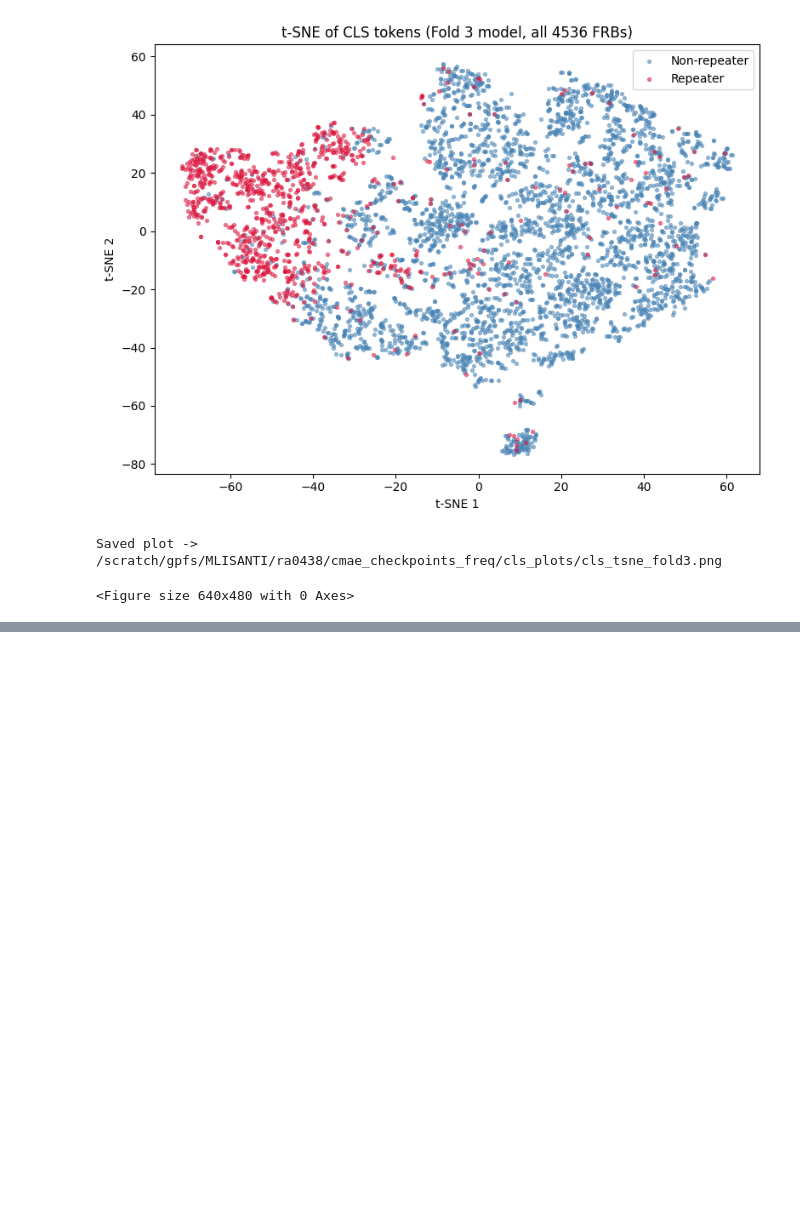
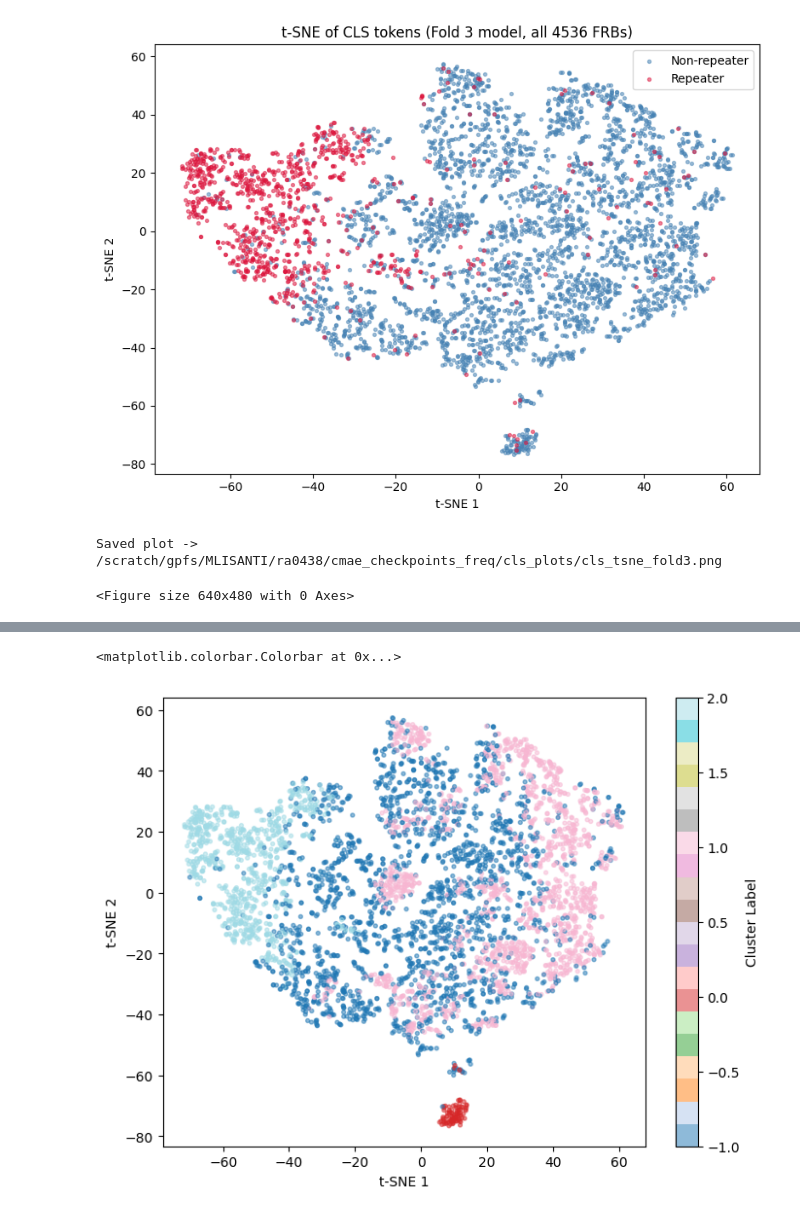
Before and after one commit to rtenacity/chime-catalog-two-analysis, a Jupyter notebook: plot_cls.ipynb, the cells around one changed output, grey strips where cells are left out. Saved outputs shown, nothing was run; the diff lists cells and outputs as text; code cells hidden in the pictures; blank space fills up the shorter version.

```diff
--- a/plot_cls.ipynb
+++ b/plot_cls.ipynb
@@ -600 +624,10 @@ plt.tight_layout()
+# %%
+plt.figure(figsize=(8, 6))
+plt.scatter(tsne_emb[:, 0], tsne_emb[:, 1], c=cluster_labels, cmap='tab20', s=8, alpha=0.5)
+plt.xlabel("t-SNE 1")
+plt.ylabel("t-SNE 2")
+plt.colorbar(label='Cluster Label')
+# %% [output]
+<matplotlib.colorbar.Colorbar at 0x...>
+[figure, added]
 # %%
```
Also changed, not shown: parts of 4 cells of this notebook, 1 other file.
